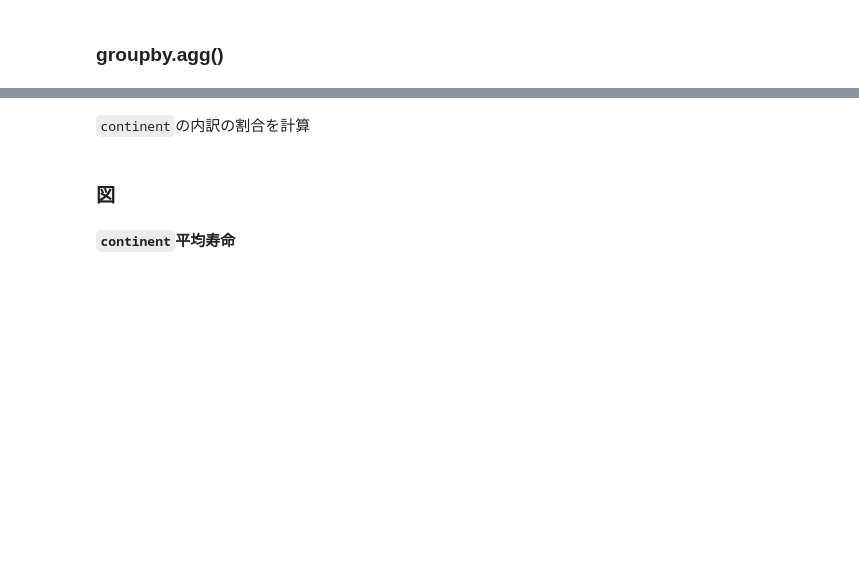
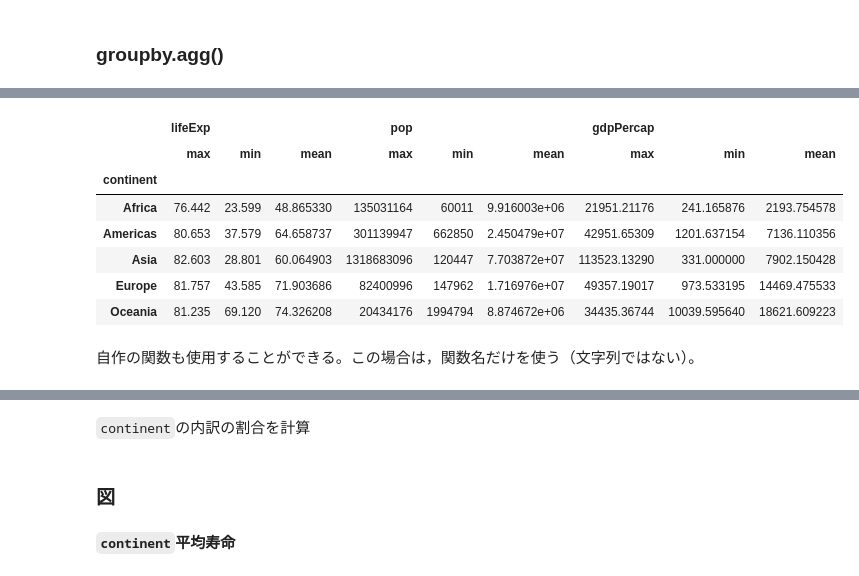
Before and after one commit to Py4Basics/py4basics.github.io, a Jupyter notebook: Gapminder.ipynb, the cells around one changed output, grey strips where cells are left out. Saved outputs shown, nothing was run; the diff lists cells and outputs as text; code cells hidden in the pictures; blank space fills up the shorter version.

```diff
--- a/Gapminder.ipynb
+++ b/Gapminder.ipynb
@@ -140,3 +322,14 @@ df_group[three_vars].agg(np.mean)
 # %%
-df_group[three_vars].agg([np.max, np.min, np.mean])
+df_group[three_vars].agg(["max", "min", "mean"])
+# %% [output]
+|  | lifeExp |  |  | pop |  |  | gdpPercap |  |  |
+|  | max | min | mean | max | min | mean | max | min | mean |
+| continent |  |  |  |  |  |  |  |  |  |
+| Africa | 76.442 | 23.599 | 48.865330 | 135031164 | 60011 | 9.916003e+06 | 21951.21176 | 241.165876 | 2193.754578 |
+| Americas | 80.653 | 37.579 | 64.658737 | 301139947 | 662850 | 2.450479e+07 | 42951.65309 | 1201.637154 | 7136.110356 |
+| Asia | 82.603 | 28.801 | 60.064903 | 1318683096 | 120447 | 7.703872e+07 | 113523.13290 | 331.000000 | 7902.150428 |
+| Europe | 81.757 | 43.585 | 71.903686 | 82400996 | 147962 | 1.716976e+07 | 49357.19017 | 973.533195 | 14469.475533 |
+| Oceania | 81.235 | 69.120 | 74.326208 | 20434176 | 1994794 | 8.874672e+06 | 34435.36744 | 10039.595640 | 18621.609223 |
+# %% [markdown]
+自作の関数も使用することができる。この場合は，関数名だけを使う（文字列ではない）。
 # %%
```
Also changed, not shown: parts of 33 cells of this notebook, 2 other files.
